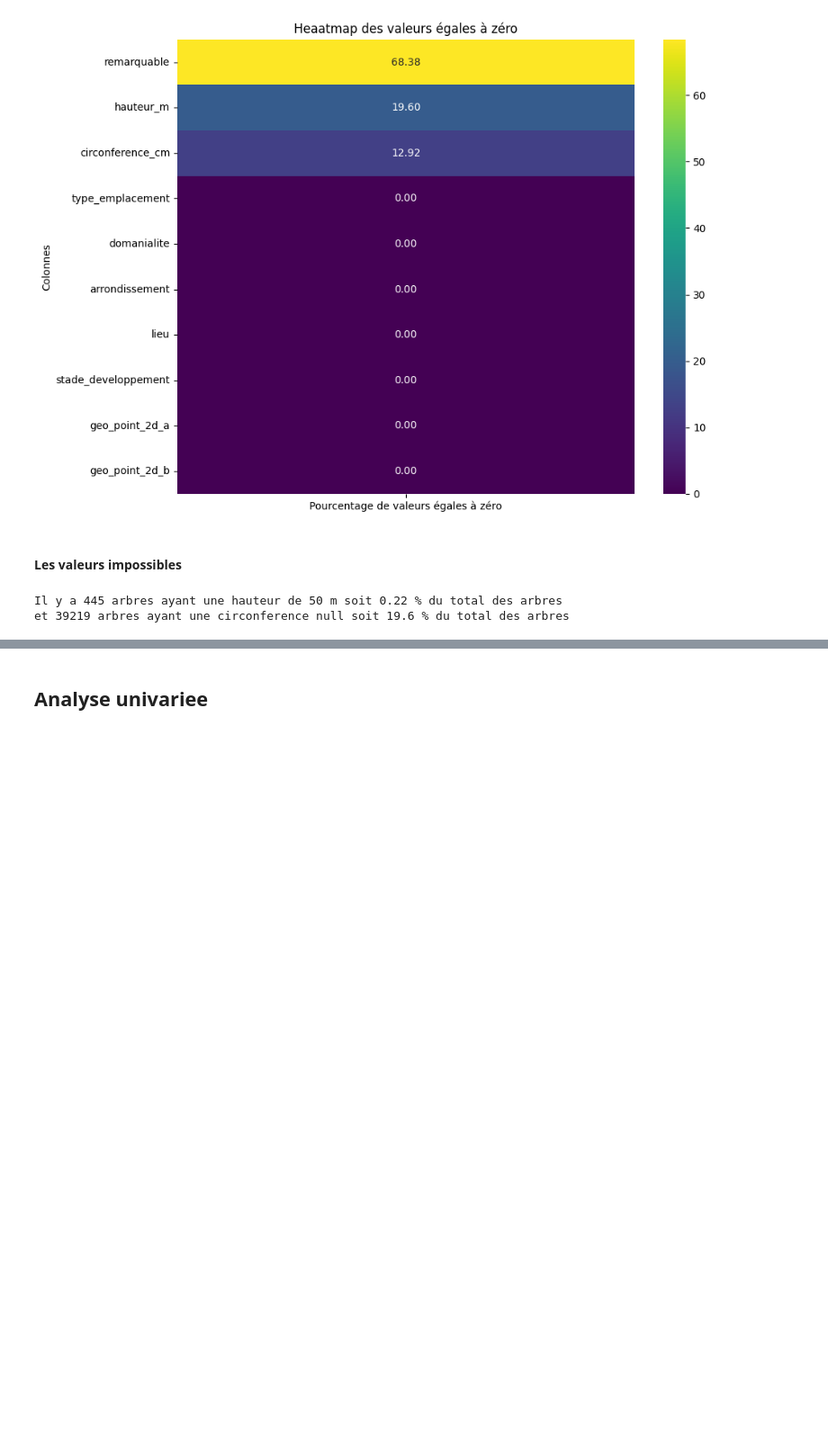
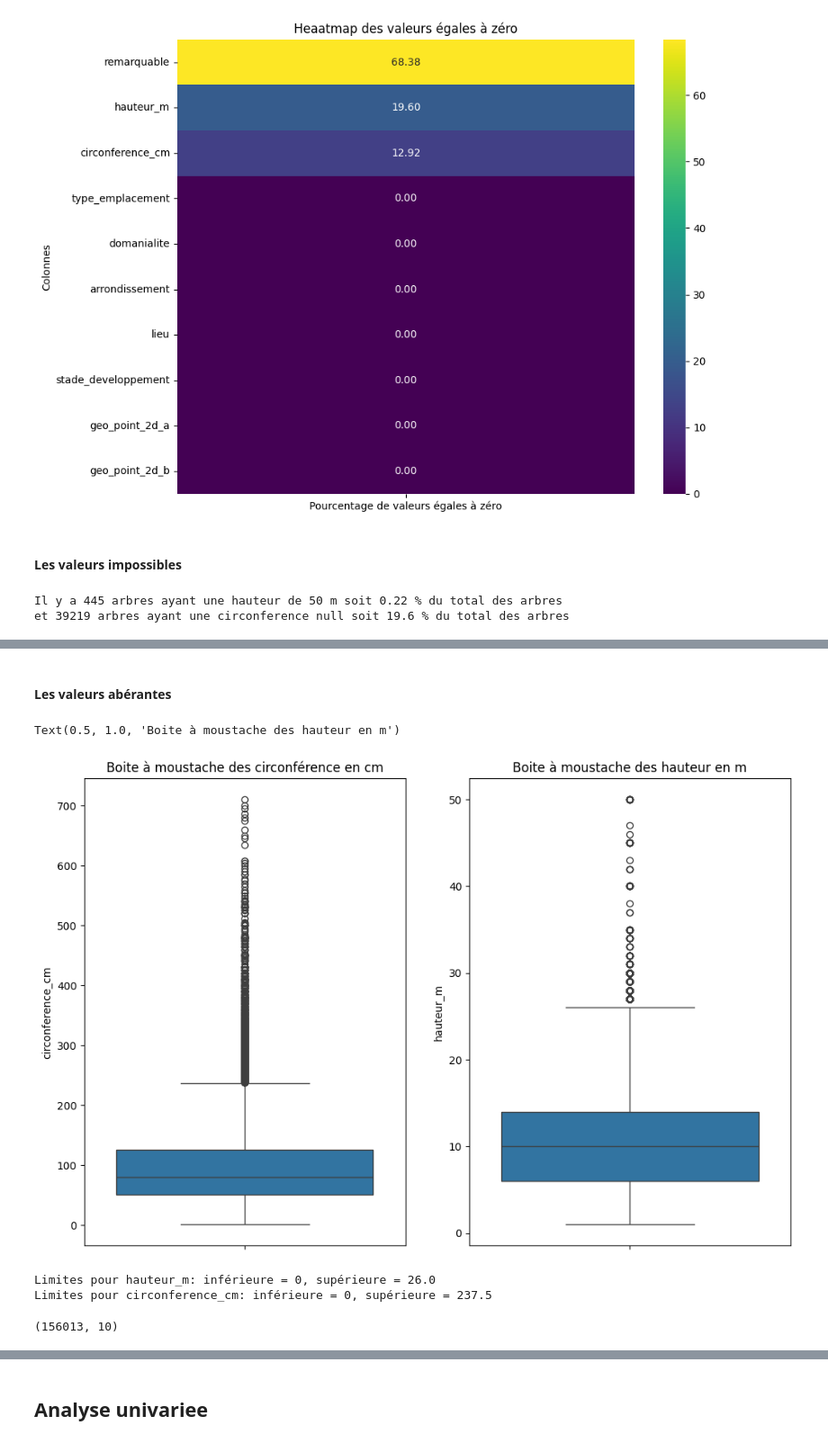
Before and after one commit to Belin27000/P2SmartCity, a Jupyter notebook: P2Tree.ipynb, the cells around one changed output, grey strips where cells are left out. Shown: that part at 90% size. Cells and saved outputs as stored; diff of their text form; code cells hidden in the pictures; blank space fills up the shorter version.

```diff
--- a/P2Tree.ipynb
+++ b/P2Tree.ipynb
@@ -178,5 +178,6 @@ et 39219 arbres ayant une circonference null soit 19.6 % du total des arbres
 # %%
 # on retire donc dans un premier temps la hauteur abérante en considérant un hauteur max de 50 m
 data = data[data['hauteur_m'] <= max_height]
+data = data[data['hauteur_m'] != 0]
 data.shape
 # %% [output]
@@ -194,5 +195,6 @@ et 25867 arbres ayant une circonference null soit 12.92 % du total des arbres
 # %%
 # on retire la circonférence supèrieur à max_circonférence.
 data = data[data['circonference_cm'] <= max_circonference]
-data.shape
+data = data[data['circonference_cm'] != 0]
+data.describe()
 # %% [output]
@@ -199,0 +210,13 @@ data.shape
+# %% [markdown]
+#### Les valeurs abérantes
+# %%
+fig, axs= plt.subplots(1,2, figsize=(12,8))
+
+sns.boxplot(data['circonference_cm'], ax=axs[0])
+axs[0].set_title('Boite à moustache des circonférence en cm')
+
+sns.boxplot(data['hauteur_m'], ax=axs[1])
+axs[1].set_title('Boite à moustache des hauteur en m')
+# %% [output]
+Text(0.5, 1.0, 'Boite à moustache des hauteur en m')
+[figure, added]
@@ -199,0 +232,13 @@ data.shape
+# %%
+outliers_hauteur, lower_hauteur, upper_hauteur = detect_outliers_(data,'hauteur_m')
+outliers_circonference, lower_circonference, upper_circonference = detect_outliers_(data,'circonference_cm')
+print(f'Limites pour hauteur_m: inférieure = {lower_hauteur}, supérieure = {upper_hauteur}')
+print(f'Limites pour circonference_cm: inférieure = {lower_circonference}, supérieure = {upper_circonference}')
+# %% [output]
+Limites pour hauteur_m: inférieure = 0, supérieure = 26.0
+Limites pour circonference_cm: inférieure = 0, supérieure = 237.5
+# %%
+data=data[(data['hauteur_m']>=lower_hauteur) & (data['hauteur_m']<=upper_hauteur) & (data['circonference_cm']>=lower_circonference) & (data['circonference_cm']<upper_circonference) ]
+data.shape
+# %% [output]
+(156013, 10)
```
Also changed, not shown: parts of 21 cells of this notebook.
